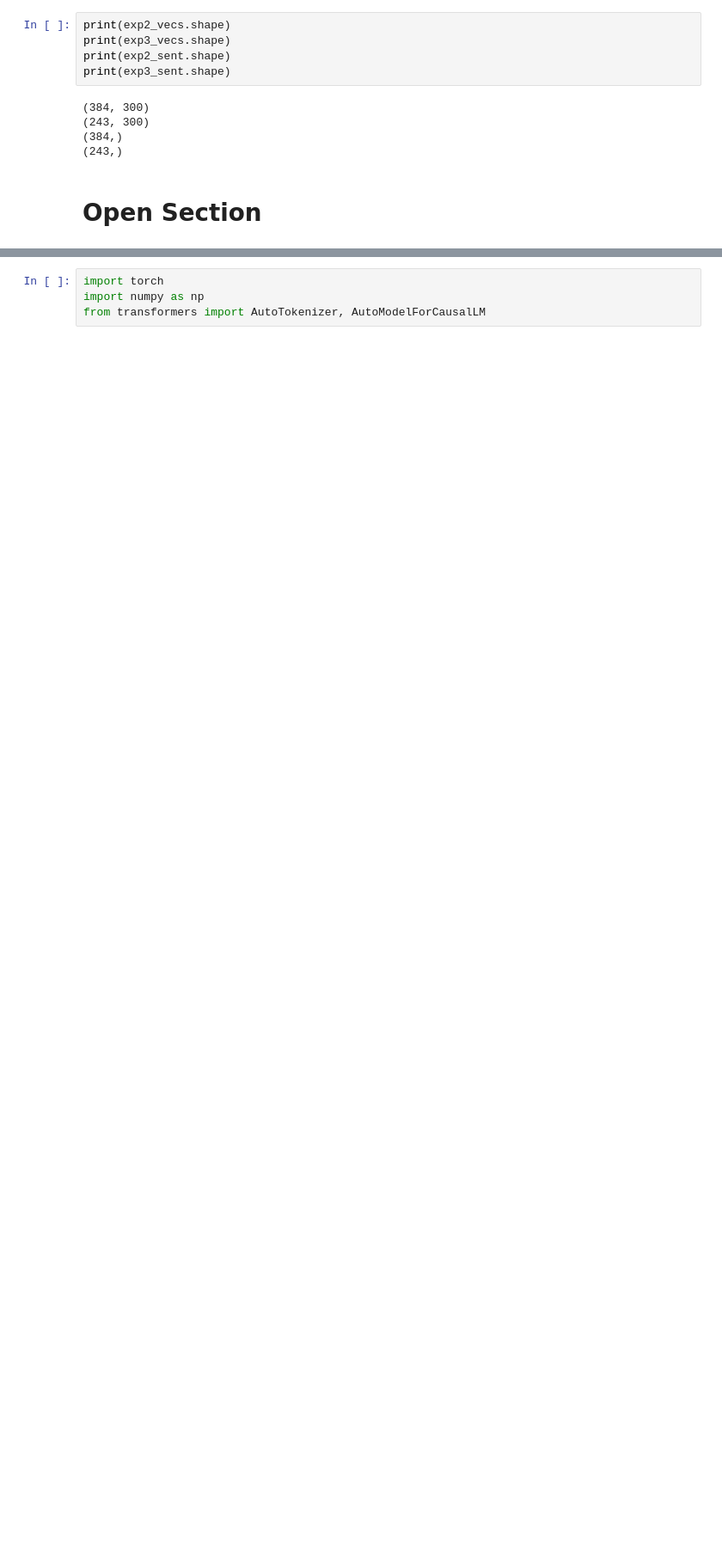
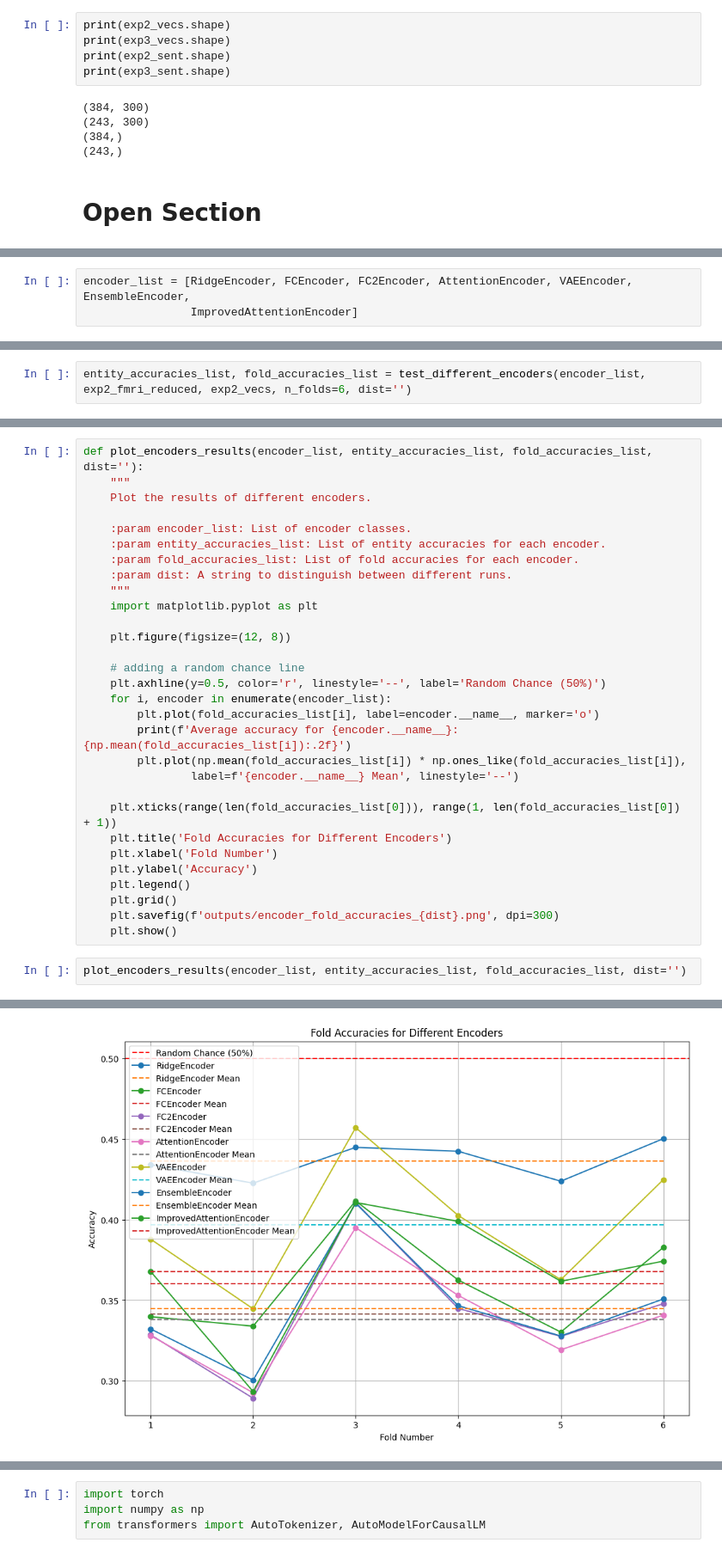
Before and after one commit to Horef/lcc_final, a Jupyter notebook: open_part.ipynb, the cells around one changed output, grey strips where cells are left out. Shown at 86% size. Saved outputs shown, nothing was run; the diff lists cells and outputs as text; blank space fills up the shorter version.

```diff
--- a/open_part.ipynb
+++ b/open_part.ipynb
@@ -282,0 +290,3 @@ print(exp3_sent.shape)
+# %%
+encoder_list = [RidgeEncoder, FCEncoder, FC2Encoder, AttentionEncoder, VAEEncoder, EnsembleEncoder,
+                ImprovedAttentionEncoder]
@@ -282,0 +338,2 @@ print(exp3_sent.shape)
+# %%
+entity_accuracies_list, fold_accuracies_list = test_different_encoders(encoder_list, exp2_fmri_reduced, exp2_vecs, n_folds=6, dist='')
@@ -282,0 +348,33 @@ print(exp3_sent.shape)
+# %%
+def plot_encoders_results(encoder_list, entity_accuracies_list, fold_accuracies_list, dist=''):
+    """
+    Plot the results of different encoders.
+
+    :param encoder_list: List of encoder classes.
+    :param entity_accuracies_list: List of entity accuracies for each encoder.
+    :param fold_accuracies_list: List of fold accuracies for each encoder.
+    :param dist: A string to distinguish between different runs.
+    """
+    import matplotlib.pyplot as plt
+
+    plt.figure(figsize=(12, 8))
+
+    # adding a random chance line
+    plt.axhline(y=0.5, color='r', linestyle='--', label='Random Chance (50%)')
+    for i, encoder in enumerate(encoder_list):
+        plt.plot(fold_accuracies_list[i], label=encoder.__name__, marker='o')
+        print(f'Average accuracy for {encoder.__name__}: {np.mean(fold_accuracies_list[i]):.2f}')
+        plt.plot(np.mean(fold_accuracies_list[i]) * np.ones_like(fold_accuracies_list[i]),
+                label=f'{encoder.__name__} Mean', linestyle='--')
+
+    plt.xticks(range(len(fold_accuracies_list[0])), range(1, len(fold_accuracies_list[0]) + 1))
+    plt.title('Fold Accuracies for Different Encoders')
+    plt.xlabel('Fold Number')
+    plt.ylabel('Accuracy')
+    plt.legend()
+    plt.grid()
+    plt.savefig(f'outputs/encoder_fold_accuracies_{dist}.png', dpi=300)
+    plt.show()
+# %%
+plot_encoders_results(encoder_list, entity_accuracies_list, fold_accuracies_list, dist='')
+# %% [output]
@@ -282,0 +388 @@ print(exp3_sent.shape)
+[figure, added]
```
Also changed, not shown: parts of 33 cells of this notebook, 26 other files.
